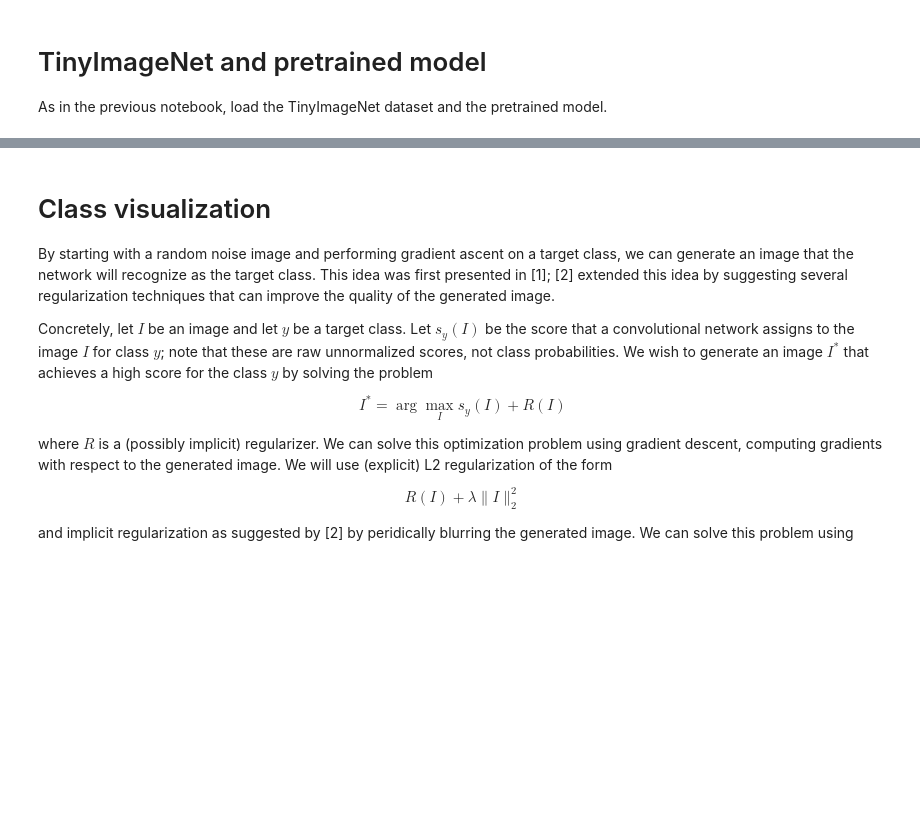
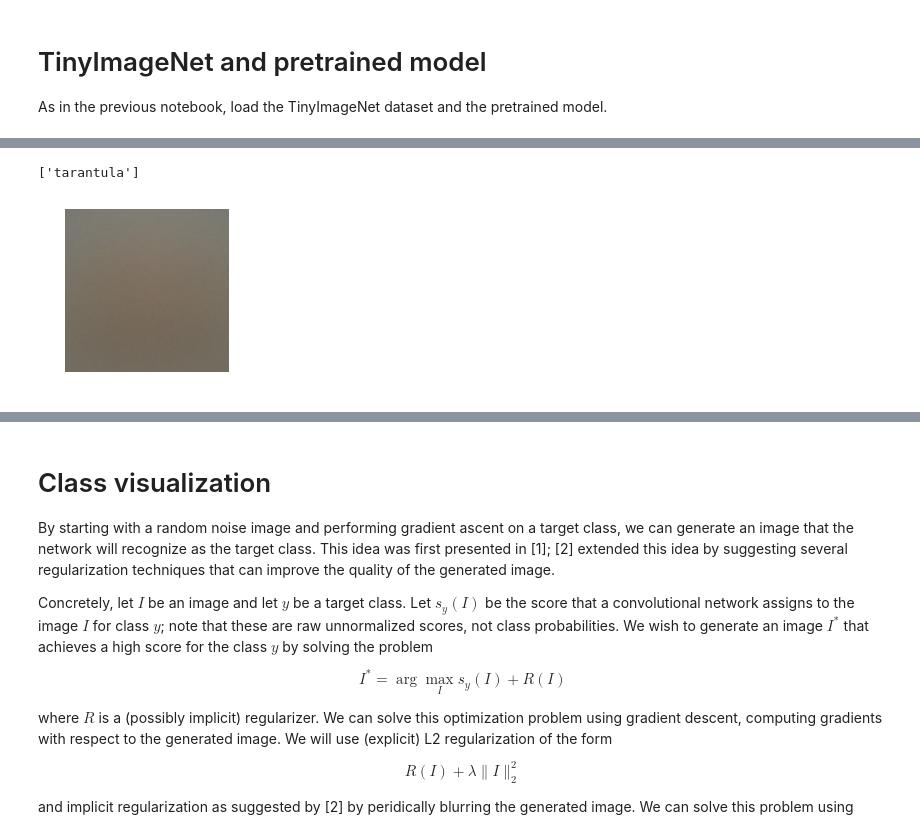
Before and after one commit to sshleifer/cs231, a Jupyter notebook: assignments/assignment3/ImageGeneration.ipynb, the cells around one changed output, grey strips where cells are left out. Saved outputs shown, nothing was run; the diff lists cells and outputs as text; code cells hidden in the pictures; blank space fills up the shorter version.

```diff
--- a/assignments/assignment3/ImageGeneration.ipynb
+++ b/assignments/assignment3/ImageGeneration.ipynb
@@ -36,0 +177,9 @@ loading training data for synset 100 / 100
+# %%
+target_y = 43 # Tarantula
+#target_y = 5 # frog
+print data['class_names'][target_y]
+X, logs = create_class_visualization(target_y, model, learning_rate=1e3,
+                              l2_reg=1e-1, show_every=50)
+# %% [output]
+['tarantula']
+[figure, added]
```
Also changed, not shown: parts of 19 cells of this notebook, 1 other file.
